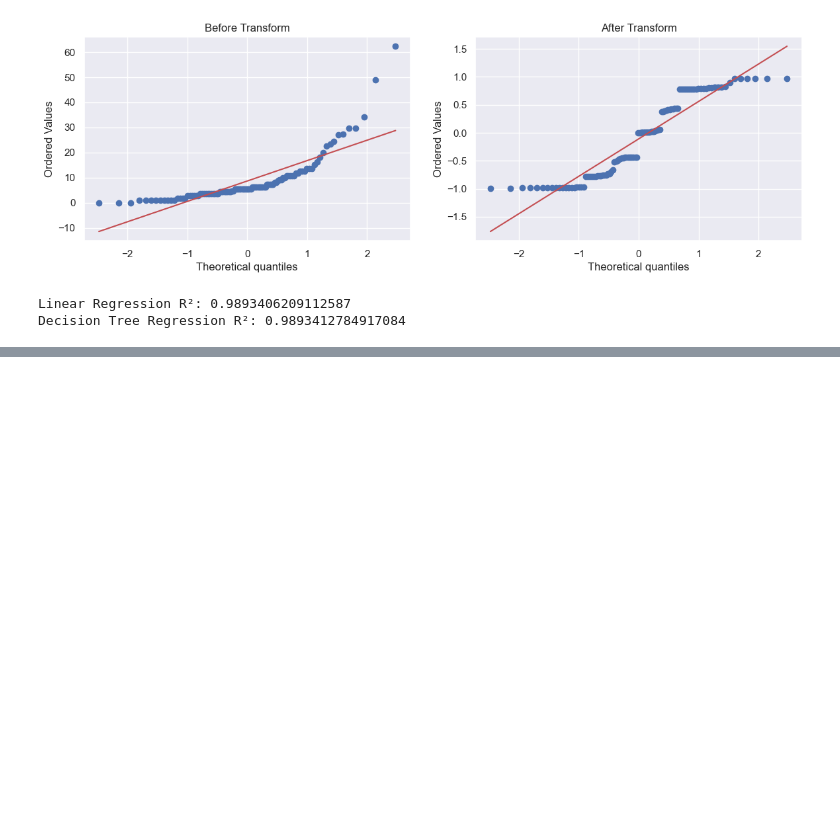
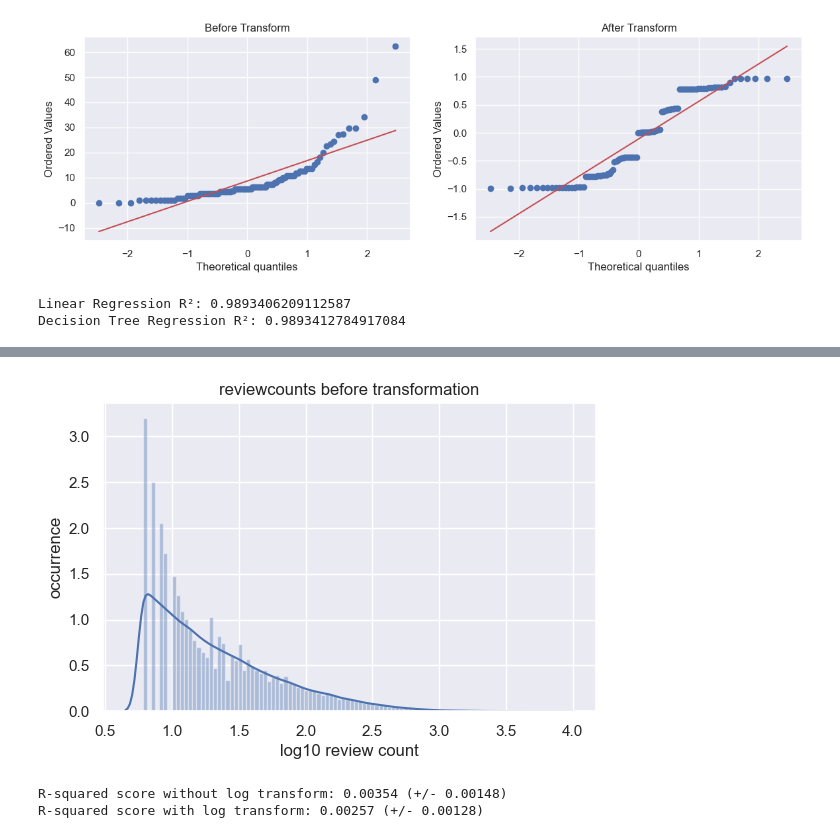
Before and after one commit to Maruf-Ahmad-khan/Car_Price_Prediction_Sklearn_Column_Transformation, a Jupyter notebook: Linear Regression/Log Transformation.ipynb, the cells around one changed output, grey strips where cells are left out. Saved outputs shown, nothing was run; the diff lists cells and outputs as text; code cells hidden in the pictures; blank space fills up the shorter version.

```diff
--- a/Linear Regression/Log Transformation.ipynb
+++ b/Linear Regression/Log Transformation.ipynb
@@ -515,0 +559,31 @@ Decision Tree Regression R²: 0.9893412784917084
+# %%
+# Visualize the distribution of review counts before and after log transformation
+
+def AfterTransformation():
+
+     plt.figure(figsize=(14,4))
+     plt.subplot(121)
+     sns.distplot(df_business['log_review_count'], bins=100)
+     plt.title('reviewcounts before transformation')
+     plt.xlabel("log10 review count")
+     plt.ylabel("occurrence")
+     plt.show()
+
+AfterTransformation()
+# %% [output]
+[figure, added]
+# %%
+## Train linear regression models to predict the average stars rating of a business,
+## using the review_count feature with and without log transformation
+## Compare the 10-fold cross validation score of the two models
+from sklearn import linear_model
+from sklearn.model_selection import cross_val_score
+m_orig = linear_model.LinearRegression()
+scores_orig = cross_val_score(m_orig, df_business[['review_count']], df_business['stars'], cv=10)
+m_log = linear_model.LinearRegression()
+scores_log = cross_val_score(m_log, df_business[['log_review_count']], df_business['stars'], cv=10)
+print("R-squared score without log transform: %0.5f (+/- %0.5f)" % (scores_orig.mean(), scores_orig.std() * 2))
+print("R-squared score with log transform: %0.5f (+/- %0.5f)" % (scores_log.mean(), scores_log.std() * 2))
+# %% [output]
+R-squared score without log transform: 0.00354 (+/- 0.00148)
+R-squared score with log transform: 0.00257 (+/- 0.00128)
```
Also changed, not shown: parts of 4 cells of this notebook, 2 other files.
